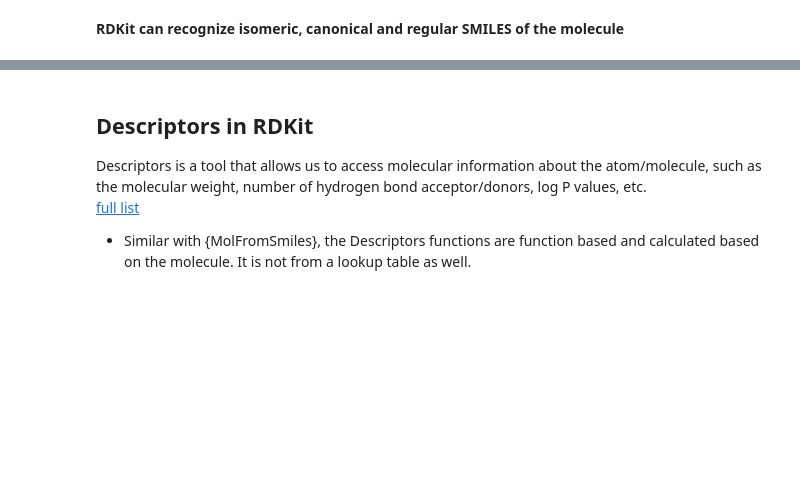
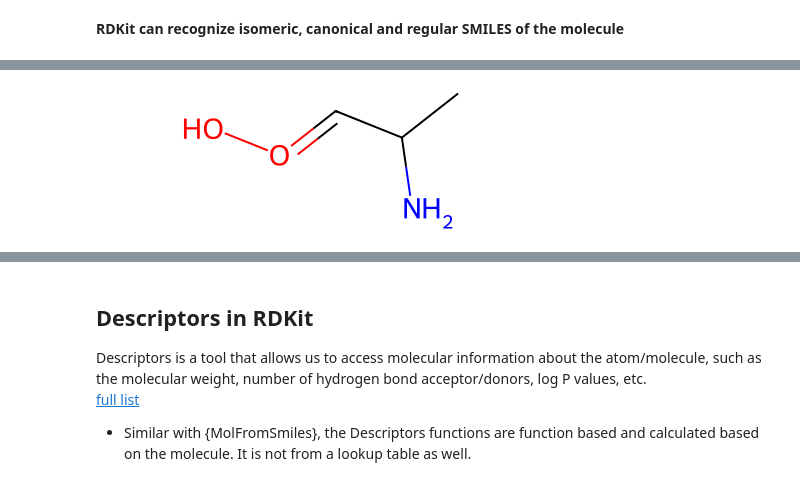
Before and after one commit to xiang1103/DL_ML_Implementations, a Jupyter notebook: RDkit/experiment.ipynb, the cells around one changed output, grey strips where cells are left out. Drawn from its saved outputs; the diff is of its cells as text; code cells hidden in the pictures; blank space fills up the shorter version.

```diff
--- a/RDkit/experiment.ipynb
+++ b/RDkit/experiment.ipynb
@@ -141,0 +165,6 @@ C3H7NO2
+# %%
+wrong_alanine = Chem.MolFromSmiles("CC(C=OO)N", sanitize=False)
+wrong_alanine
+# This chemical is
+# %% [output]
+[figure, added]
```
Also changed, not shown: parts of 6 cells of this notebook.
